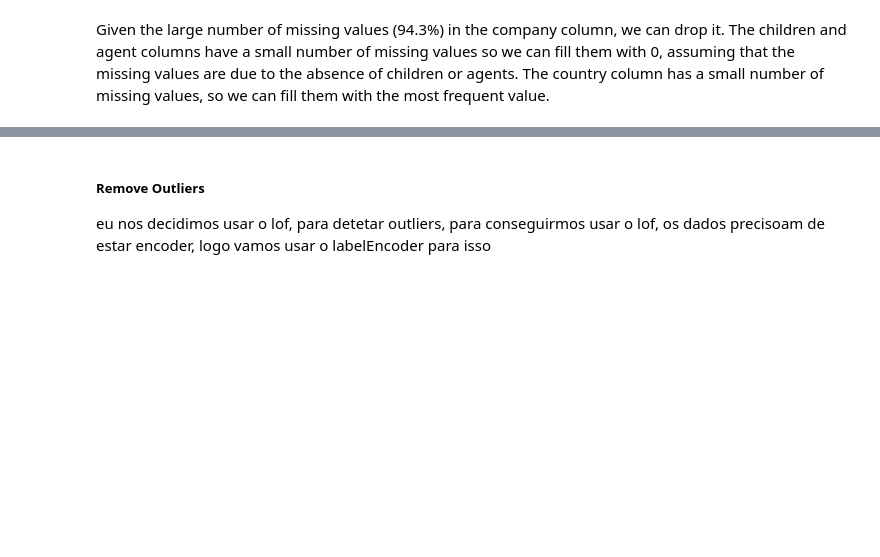
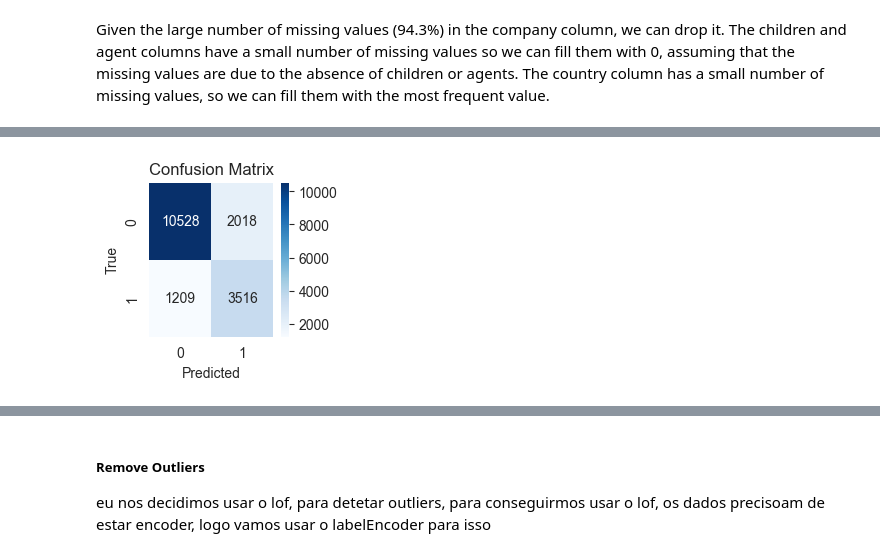
Before and after one commit to beatrizmsa/booking-cancellation-predictor, a Jupyter notebook: notebook.ipynb, the cells around one changed output, grey strips where cells are left out. Cells and saved outputs as stored; diff of their text form; code cells hidden in the pictures; blank space fills up the shorter version.

```diff
--- a/notebook.ipynb
+++ b/notebook.ipynb
@@ -236,0 +362,17 @@ data = data.drop_duplicates()
+# %%
+# Fitting the models using the same split data to ensure a fair comparison
+
+KNN.fit(X_train_encoded_scaled, y_train_encoded)
+KNN_dummies.fit(X_train_dummies_scaled, y_train_dummies)
+
+DT.fit(X_train_encoded, y_train_encoded)
+DT_dummies.fit(X_train_dummies, y_train_dummies)
+
+NN.fit(X_train_encoded_scaled, y_train_encoded)
+NN_dummies.fit(X_train_dummies_scaled, y_train_dummies)
+
+NB.fit(X_train_encoded, y_train_encoded)
+NB_dummies.fit(X_train_dummies, y_train_dummies)
+
+SVM.fit(X_train_encoded_scaled, y_train_encoded)
+SVM_dummies.fit(X_train_dummies_scaled, y_train_dummies)
@@ -236,0 +538,8 @@ data = data.drop_duplicates()
+# %%
+# Weighted Average Ensemble
+
+weight_1 = 0.7
+weight_2 = 0.3
+y_pred_proba = weight_1 * NN.predict_proba(X_test_encoded_scaled) + weight_2 * NB_dummies.predict_proba(X_test_dummies)
+y_pred_WAE = np.argmax(y_pred_proba, axis=1)
+classification_report_print(y_test_encoded, y_pred_WAE)
@@ -236,0 +554,6 @@ data = data.drop_duplicates()
+# %%
+# Confusion matrix of Weighted Average Ensemble
+
+plot_confusion_matrix(y_test_encoded, y_pred_WAE)
+# %% [output]
+[figure, added]
```
Also changed, not shown: parts of 90 cells of this notebook.
